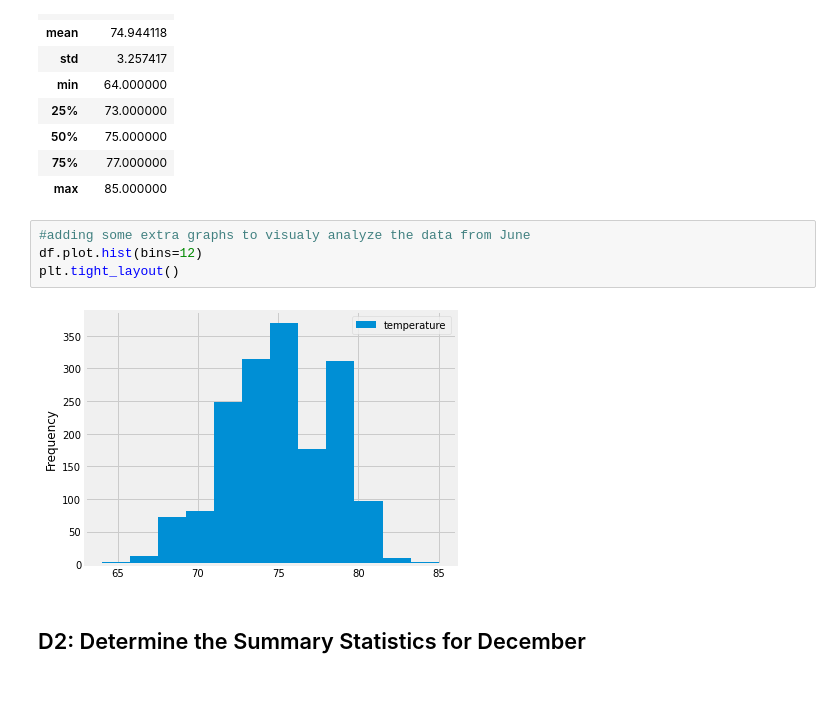
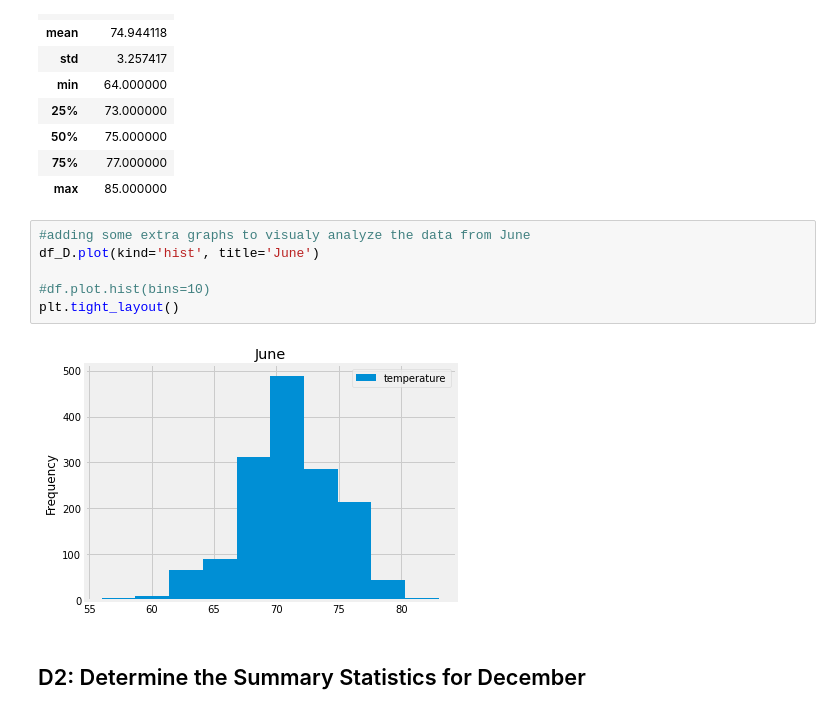
Before and after one commit to Gitatme123/surfs_up, a Jupyter notebook: SurfsUp_Challenge.ipynb, the cells around one changed output. Drawn from its saved outputs; the diff is of its cells as text.

```diff
--- a/SurfsUp_Challenge.ipynb
+++ b/SurfsUp_Challenge.ipynb
@@ -87,10 +87,12 @@ df.describe()
 | max | 85.000000 |
 # %%
 #adding some extra graphs to visualy analyze the data from June
-df.plot.hist(bins=12)
+df_D.plot(kind='hist', title='June')
+
+#df.plot.hist(bins=10)
 plt.tight_layout()
 # %% [output]
-[figure, old version]
+[figure, new version]
 # %% [markdown]
 ## D2: Determine the Summary Statistics for December
 # %%
```
Also changed, not shown: parts of 2 cells of this notebook.
